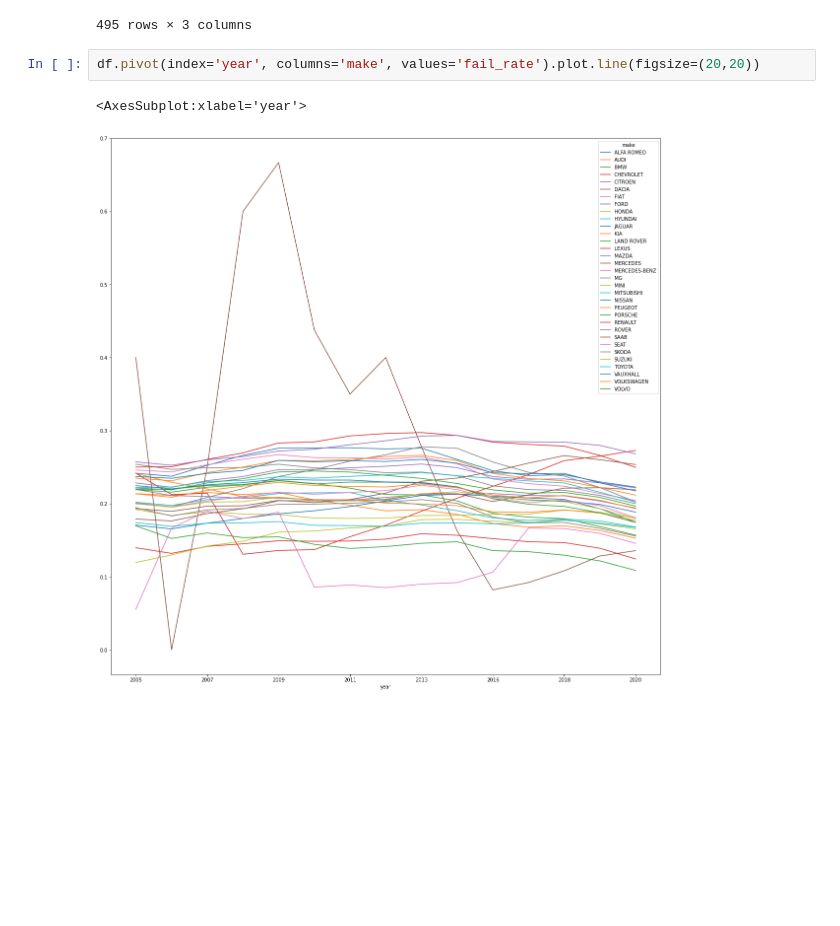
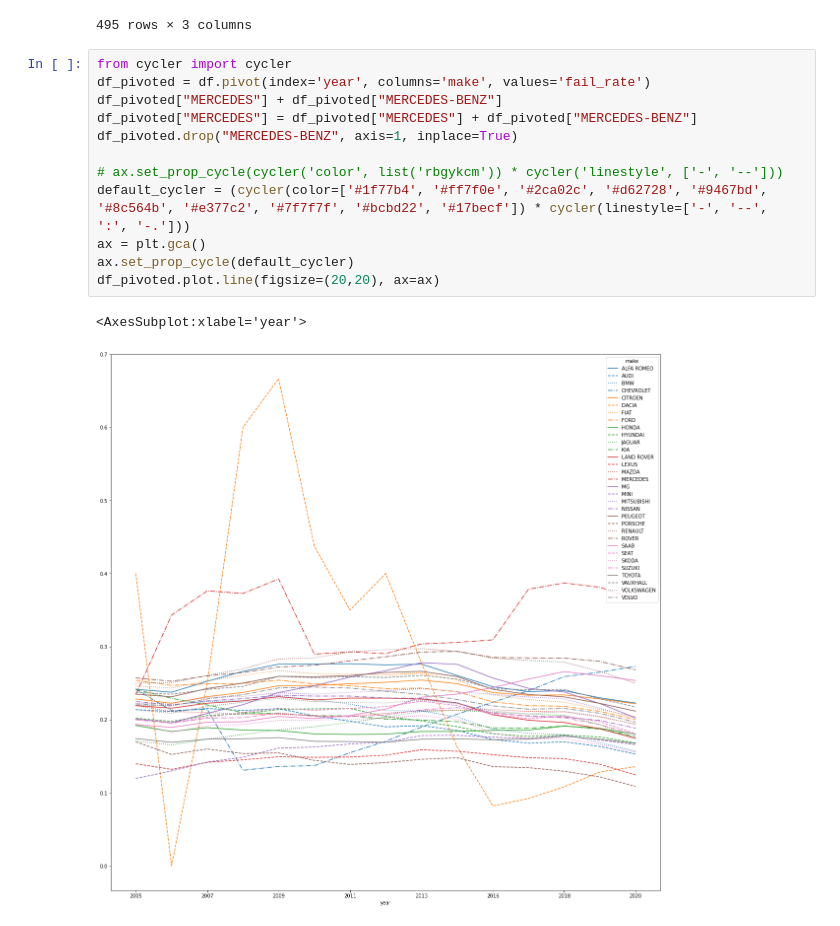
Before and after one commit to michalc/dft-mot-analysis, a Jupyter notebook: explore.ipynb, the cells around one changed output. Drawn from its saved outputs; the diff is of its cells as text; blank space fills up the shorter version.

```diff
--- a/explore.ipynb
+++ b/explore.ipynb
@@ -309,7 +309,17 @@ df
 | 494 | VOLVO | 2020 | 0.196619 |
 495 rows × 3 columns
 # %%
-df.pivot(index='year', columns='make', values='fail_rate').plot.line(figsize=(20,20))
+from cycler import cycler
+df_pivoted = df.pivot(index='year', columns='make', values='fail_rate')
+df_pivoted["MERCEDES"] + df_pivoted["MERCEDES-BENZ"]
+df_pivoted["MERCEDES"] = df_pivoted["MERCEDES"] + df_pivoted["MERCEDES-BENZ"]
+df_pivoted.drop("MERCEDES-BENZ", axis=1, inplace=True)
+
+# ax.set_prop_cycle(cycler('color', list('rbgykcm')) * cycler('linestyle', ['-', '--']))
+default_cycler = (cycler(color=['#1f77b4', '#ff7f0e', '#2ca02c', '#d62728', '#9467bd', '#8c564b', '#e377c2', '#7f7f7f', '#bcbd22', '#17becf']) * cycler(linestyle=['-', '--', ':', '-.']))
+ax = plt.gca()
+ax.set_prop_cycle(default_cycler)
+df_pivoted.plot.line(figsize=(20,20), ax=ax)
 # %% [output]
 <AxesSubplot:xlabel='year'>
-[figure, old version]
+[figure, new version]
```
